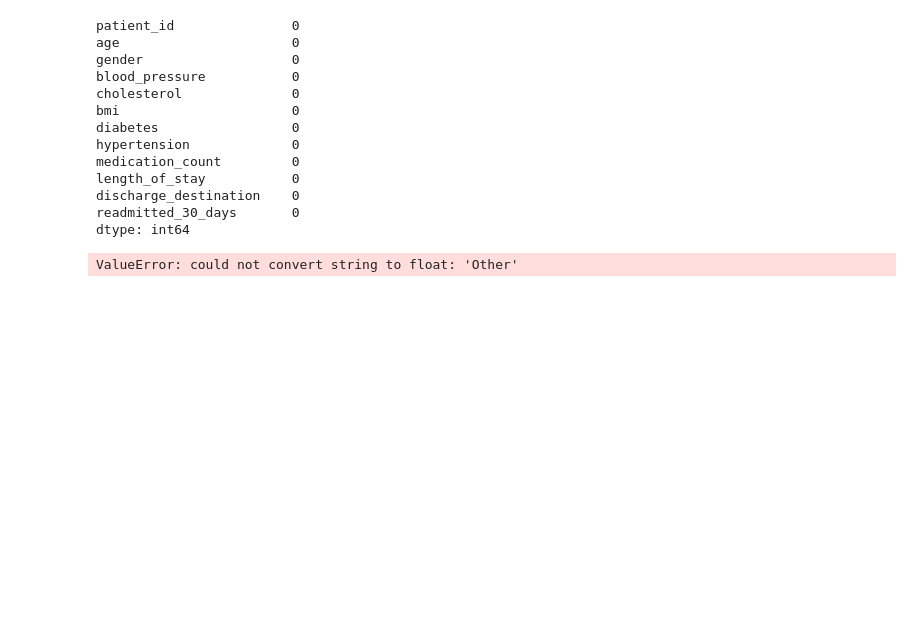
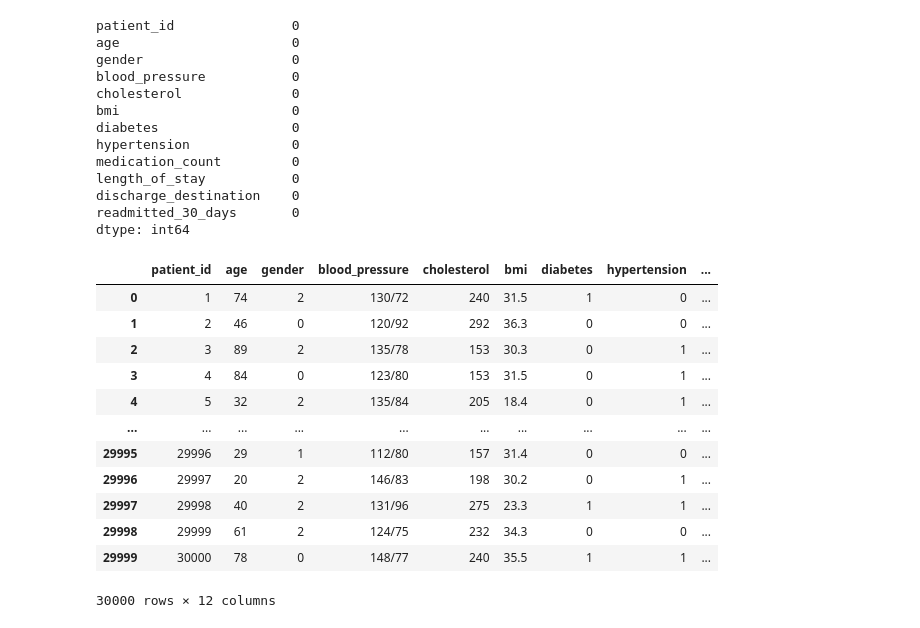
Before and after one commit to NathanPimenta/Synthea-Based-Hospital-Dashboard, a Jupyter notebook: model1.ipynb, the cells around one changed output. Saved outputs shown, nothing was run; the diff lists cells and outputs as text; code cells hidden in the pictures; blank space fills up the shorter version.

```diff
--- a/model1.ipynb
+++ b/model1.ipynb
@@ -67,5 +69,26 @@ discharge_destination    0
 readmitted_30_days       0
 dtype: int64
 # %%
+le = LabelEncoder()
+
+data['gender'] = le.fit_transform(data['gender'])
+data['diabetes'] = le.fit_transform(data['diabetes'])
+data['hypertension'] = le.fit_transform(data['hypertension'])
+data['discharge_destination'] = le.fit_transform(data['discharge_destination'])
+data['readmitted_30_days'] = le.fit_transform(data['readmitted_30_days'])
+
+data
 # %% [output]
+|  | patient_id | age | gender | blood_pressure | cholesterol | bmi | diabetes | hypertension | ... |
+| 0 | 1 | 74 | 2 | 130/72 | 240 | 31.5 | 1 | 0 | ... |
+| 1 | 2 | 46 | 0 | 120/92 | 292 | 36.3 | 0 | 0 | ... |
+| 2 | 3 | 89 | 2 | 135/78 | 153 | 30.3 | 0 | 1 | ... |
+| 3 | 4 | 84 | 0 | 123/80 | 153 | 31.5 | 0 | 1 | ... |
+| 4 | 5 | 32 | 2 | 135/84 | 205 | 18.4 | 0 | 1 | ... |
+| ... | ... | ... | ... | ... | ... | ... | ... | ... | ... |
+| 29995 | 29996 | 29 | 1 | 112/80 | 157 | 31.4 | 0 | 0 | ... |
+| 29996 | 29997 | 20 | 2 | 146/83 | 198 | 30.2 | 0 | 1 | ... |
+| 29997 | 29998 | 40 | 2 | 131/96 | 275 | 23.3 | 1 | 1 | ... |
+| 29998 | 29999 | 61 | 2 | 124/75 | 232 | 34.3 | 0 | 0 | ... |
+| 29999 | 30000 | 78 | 0 | 148/77 | 240 | 35.5 | 1 | 1 | ... |
-ValueError: could not convert string to float: 'Other'
+30000 rows × 12 columns
```
Also changed, not shown: parts of 8 cells of this notebook.
